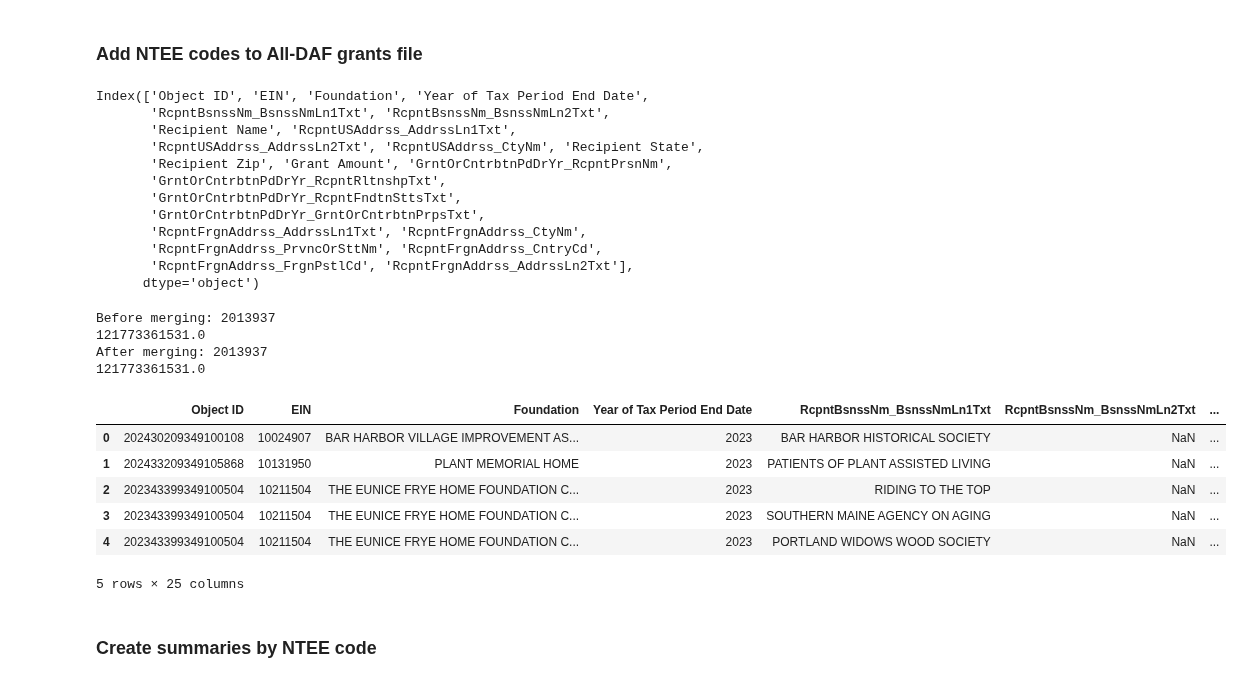
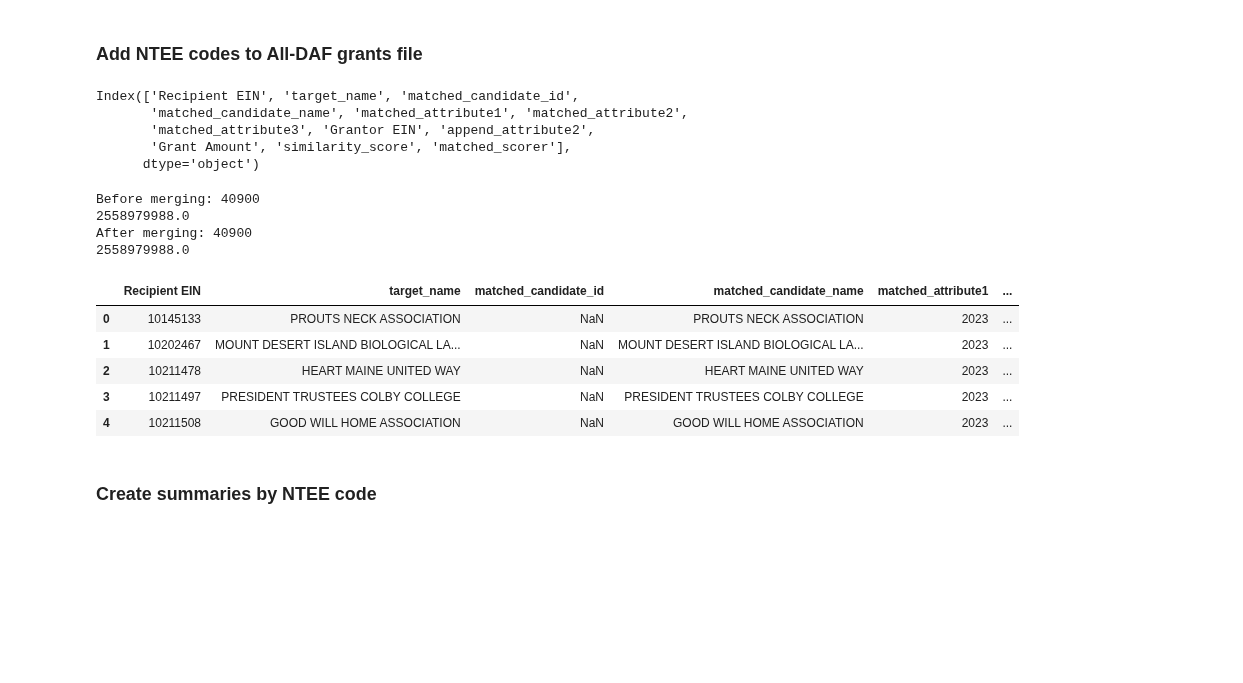
Before and after one commit to HFAwesomeCharts/MCNNonprofitEconomy, a Jupyter notebook: notebooks/MCN_PF_grants_by_NTEE.ipynb, the cells around one changed output. Cells and saved outputs as stored; diff of their text form; code cells hidden in the pictures; blank space fills up the shorter version.

```diff
--- a/notebooks/MCN_PF_grants_by_NTEE.ipynb
+++ b/notebooks/MCN_PF_grants_by_NTEE.ipynb
@@ -13,7 +13,7 @@ from datetime import datetime
 # -----------------------------------------------------------------------
 
 github_data_directory = r"..\data\nonprofit_economy"
-area990_data_directory = r"..\..\..\Documents\Work\IPS\Area 990\Data Sources\Foundations\Grants\csvs"
+area990_data_directory = r"..\..\WhenDAFsDrawTheMap\data\pf_grant_matched_csvs"
 
 bmf_directory = r"..\..\..\AppData\Local\Programs\Python\Python310\Lib\site-packages\irsx\CSV\EO BMF Files"
 ntee_directory = r"..\..\..\AppData\Local\Programs\Python\Python310\Lib\site-packages\irsx\CSV"
@@ -23,7 +23,7 @@ output_directory = r"..\data\nonprofit_economy"
 # -----------------------------------------------------------------------
 # All-DAF data
 # -----------------------------------------------------------------------
-pf_file = r"pf_grants_29mo_2023_20260607_163802.csv"
+pf_file = r"match_output_95_wddm_pf_grants_2023.csv"
 pf_path = os.path.join(area990_data_directory, pf_file)
 print(
     "PF grants CSV file:",
@@ -106,13 +90,13 @@ Index(['Object ID', 'EIN', 'Foundation', 'Year of Tax Period End Date',
 pf_clean_df = pf_raw_df.copy()
 
 # Rename EIN columns
-# pf_clean_df.rename(
-#     columns={"EIN": "Grantor EIN", "RcpntTbl_RcpntEIN": "pf EIN", "Total DAF Grants": "Grant Amount"},
-#    inplace=True
-# )
+pf_clean_df.rename(
+    columns={"target_id": "Recipient EIN", "append_attribute1": "Grantor EIN", "append_attribute3": "Grant Amount"},
+   inplace=True
+)
 
 # Convert integer columns to integer format
-int_cols = ["EIN"]
+int_cols = ["Grantor EIN", "Recipient EIN"]
 pf_clean_df[int_cols] = pf_clean_df[int_cols].astype("Int64")
 
 # Convert grant amount to float
@@ -130,15 +112,0 @@ pf_clean_df.head()
-# %%
-# Clean & format columns in All-DAF data
-
-pf_clean_df = pf_raw_df.copy()
-
-# Convert integer columns to integer format
-int_cols = ["Object ID", "EIN", "Year of Tax Period End Date"]
-pf_raw_df[int_cols] = pf_raw_df[int_cols].astype("Int64")
-
-# Clean up dollar formatting in CSV file
-dollar_cols = ["Grant Amount"]
-# Convert to float
-pf_clean_df[dollar_cols] = pf_clean_df[dollar_cols].astype(float)
-
-pf_clean_df.head()
@@ -260,62 +220,54 @@ Total duplicate rows: 0
 # %%
 pf_clean_df.columns
 # %% [output]
-Index(['Object ID', 'EIN', 'Foundation', 'Year of Tax Period End Date',
-       'RcpntBsnssNm_BsnssNmLn1Txt', 'RcpntBsnssNm_BsnssNmLn2Txt',
-       'Recipient Name', 'RcpntUSAddrss_AddrssLn1Txt',
-       'RcpntUSAddrss_AddrssLn2Txt', 'RcpntUSAddrss_CtyNm', 'Recipient State',
-       'Recipient Zip', 'Grant Amount', 'GrntOrCntrbtnPdDrYr_RcpntPrsnNm',
-       'GrntOrCntrbtnPdDrYr_RcpntRltnshpTxt',
-       'GrntOrCntrbtnPdDrYr_RcpntFndtnSttsTxt',
-       'GrntOrCntrbtnPdDrYr_GrntOrCntrbtnPrpsTxt',
-       'RcpntFrgnAddrss_AddrssLn1Txt', 'RcpntFrgnAddrss_CtyNm',
-       'RcpntFrgnAddrss_PrvncOrSttNm', 'RcpntFrgnAddrss_CntryCd',
-       'RcpntFrgnAddrss_FrgnPstlCd', 'RcpntFrgnAddrss_AddrssLn2Txt'],
+Index(['Recipient EIN', 'target_name', 'matched_candidate_id',
+       'matched_candidate_name', 'matched_attribute1', 'matched_attribute2',
+       'matched_attribute3', 'Grantor EIN', 'append_attribute2',
+       'Grant Amount', 'similarity_score', 'matched_scorer'],
       dtype='object')
 # %%
 # Add NTEE codes to pf file
 
 print("Before merging:", len(pf_clean_df))
 print(pf_clean_df["Grant Amount"].sum())
 
 pf_ntee_df = (
     pf_clean_df
     .merge(
         ntee_dedupe_df[["EIN", "NTEE_COMBINED", "NTEE_FIRST_DIGIT"]],
-        left_on=["EIN"],
+        left_on=["Recipient EIN"],
         right_on=["EIN"],
         how="left",
         indicator=True
     )
 )
 
 # Drop helper columns
 pf_ntee_df = pf_ntee_df.drop(columns=["_merge"])
 
 # Rename columns
 # pf_ntee_df = pf_ntee_df.rename(
 #     columns={
 #         "NTEE_COMBINED": "GRANTOR_NTEE_COMBINED",
 #         "NTEE_FIRST_DIGIT": "GRANTOR_NTEE_FIRST_DIGIT"
 #     }
 #)
 
 print("After merging:", len(pf_ntee_df))
 print(pf_ntee_df["Grant Amount"].sum())
 
 pf_ntee_df.head()
 # %% [output]
-Before merging: 2013937
-121773361531.0
-After merging: 2013937
-121773361531.0
+Before merging: 40900
+2558979988.0
+After merging: 40900
+2558979988.0
-|  | Object ID | EIN | Foundation | Year of Tax Period End Date | RcpntBsnssNm_BsnssNmLn1Txt | RcpntBsnssNm_BsnssNmLn2Txt | ... |
-| 0 | 202430209349100108 | 10024907 | BAR HARBOR VILLAGE IMPROVEMENT AS... | 2023 | BAR HARBOR HISTORICAL SOCIETY | NaN | ... |
-| 1 | 202433209349105868 | 10131950 | PLANT MEMORIAL HOME | 2023 | PATIENTS OF PLANT ASSISTED LIVING | NaN | ... |
-| 2 | 202343399349100504 | 10211504 | THE EUNICE FRYE HOME FOUNDATION C... | 2023 | RIDING TO THE TOP | NaN | ... |
-| 3 | 202343399349100504 | 10211504 | THE EUNICE FRYE HOME FOUNDATION C... | 2023 | SOUTHERN MAINE AGENCY ON AGING | NaN | ... |
-| 4 | 202343399349100504 | 10211504 | THE EUNICE FRYE HOME FOUNDATION C... | 2023 | PORTLAND WIDOWS WOOD SOCIETY | NaN | ... |
+|  | Recipient EIN | target_name | matched_candidate_id | matched_candidate_name | matched_attribute1 | ... |
+| 0 | 10145133 | PROUTS NECK ASSOCIATION | NaN | PROUTS NECK ASSOCIATION | 2023 | ... |
+| 1 | 10202467 | MOUNT DESERT ISLAND BIOLOGICAL LA... | NaN | MOUNT DESERT ISLAND BIOLOGICAL LA... | 2023 | ... |
+| 2 | 10211478 | HEART MAINE UNITED WAY | NaN | HEART MAINE UNITED WAY | 2023 | ... |
+| 3 | 10211497 | PRESIDENT TRUSTEES COLBY COLLEGE | NaN | PRESIDENT TRUSTEES COLBY COLLEGE | 2023 | ... |
+| 4 | 10211508 | GOOD WILL HOME ASSOCIATION | NaN | GOOD WILL HOME ASSOCIATION | 2023 | ... |
-5 rows × 25 columns
 # %% [markdown]
 ### Create summaries by NTEE code
 # %%
```
Also changed, not shown: parts of 9 cells of this notebook, 1 other file.
